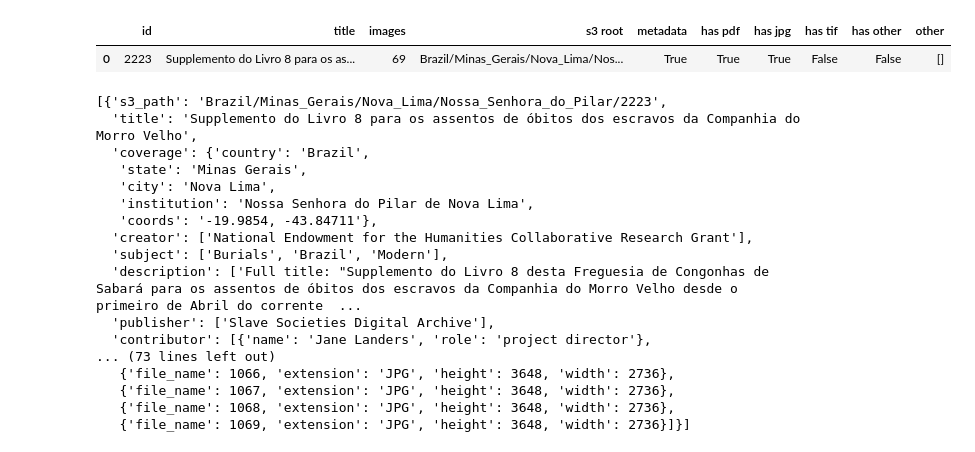
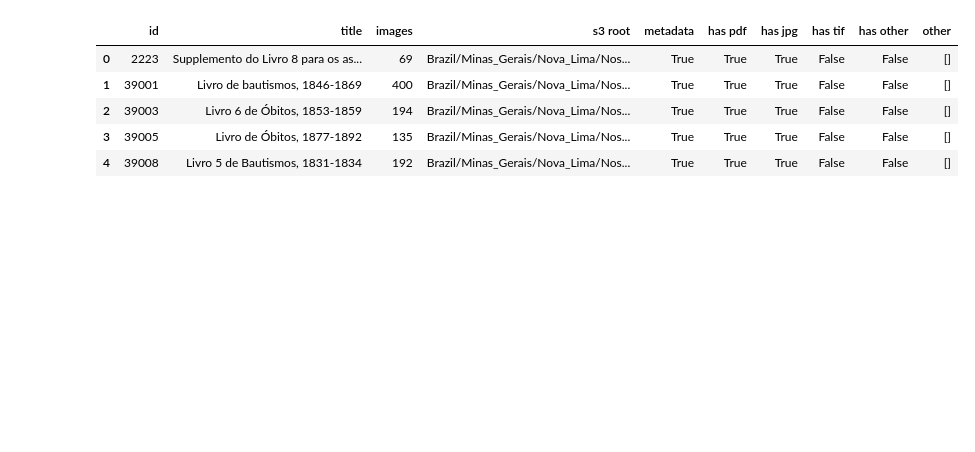
Before and after one commit to slavesocieties/ssda-website-utils, a Jupyter notebook: s3_scrape.ipynb, the cells around one changed output. Cells and saved outputs as stored; diff of their text form; code cells hidden in the pictures; blank space fills up the shorter version.

Commit message:
scraper fixes

```diff
--- a/s3_scrape.ipynb
+++ b/s3_scrape.ipynb
@@ -18,7 +19,7 @@ def scrape_bucket(bucket_name):
     volume_ids = []
     titles = []
     volume_roots = []
-    image_counts = []#
+    image_counts = []
     has_jpg = []
     has_tif = []
     has_other = []
@@ -29,24 +30,28 @@ def scrape_bucket(bucket_name):
 
     folders = ["jpg", "tif", "metadata"]
 
-    for obj in bucket.objects.all():
-        if (len(obj.key.split('/')) >= 5) and (obj.key.split('/')[4] not in volume_ids):
+    #for obj in bucket.objects.all():
+    for obj in bucket.objects.filter(Prefix = "Brazil/Rio_de_Janeiro"):
+        if (len(obj.key.split('/')) >= 5) and (obj.key.split('/')[4] != '') and (obj.key.split('/')[4] not in volume_ids):
             volume_ids.append(obj.key.split('/')[4])
-            volume_root = obj.key[:obj.key.rfind('/')]
+            volume_root = obj.key[:obj.key.find('/', obj.key.find(obj.key.split('/')[4]))]
             volume_roots.append(volume_root)
             has_metadata.append(False)
             has_pdf.append(False)
             has_jpg.append(False)
             has_tif.append(False)
             has_other.append(False)
-            other.append([])
+            other.append(None)
             for volume_obj in bucket.objects.filter(Prefix = volume_root):
                 if "DC.xml" in volume_obj.key:
                     has_metadata[-1] = True
                     s3_client.download_file(bucket.name, volume_obj.key, "temp.xml")
                     vol_dict = ssda_volume_xml_to_dict("temp.xml", volume_root)
                     volume_metadata.append(vol_dict)
-                    titles.append(vol_dict["title"])
+                    if "title" in vol_dict:
+                        titles.append(vol_dict["title"])
+                    else:
+                        titles.append("no title")
                     os.remove("temp.xml")
                 elif "pdf" in volume_obj.key.lower():
                     has_pdf[-1] = True
@@ -54,9 +59,12 @@ def scrape_bucket(bucket_name):
                     has_jpg[-1] = True
                 elif (has_tif[-1] == False) and (volume_obj.key.lower().split('/')[5] == "tif"):
                     has_tif[-1] = True
-                elif (len(volume_obj.key.split('/')) > 6) and (volume_obj.key.lower().split('/')[5] not in folders):
+                elif (len(volume_obj.key.split('/')) > 6) and (volume_obj.key.lower().split('/')[5] not in folders) and ((other[-1] == None) or (volume_obj.key.lower().split('/')[5] not in other[-1])):
                     has_other[-1] = True
-                    other[-1].append(volume_obj.key.lower().split('/')[5])
+                    if other[-1] == None:
+                        other[-1] = volume_obj.key.lower().split('/')[5]
+                    else:
+                        other[-1] = other[-1] + '|' + volume_obj.key.lower().split('/')[5]
 
             image_metadata = []
             prod_imgs = None
@@ -72,6 +80,9 @@ def scrape_bucket(bucket_name):
                 for image_obj in bucket.objects.filter(Prefix = volume_root + '/' + prod_imgs.upper()):
                     if ('.' + prod_imgs) in image_obj.key.lower():
                         file_name = image_obj.key[image_obj.key.rfind('/') + 1:image_obj.key.rfind('.')]
+                        if not file_name.isdigit():
+                            print("found bad image file name at " + image_obj.key)
+                            continue
                         extension = image_obj.key[image_obj.key.rfind('.') + 1:]
                         temp_path = file_name + '.' + extension
                         s3_client.download_file(bucket.name, image_obj.key, temp_path)
@@ -84,8 +95,7 @@ def scrape_bucket(bucket_name):
                 volume_metadata[-1]["images"] = image_metadata
                 image_counts.append(len(image_metadata))
 
-            if has_metadata[-1] == False:
-                titles.append("no title")
+            print("Completed " + titles[-1])
 
     volumes_dict = {"id": volume_ids, "title": titles, "images": image_counts, "s3 root": volume_roots, "metadata": has_metadata, "has pdf": has_pdf, "has jpg": has_jpg, "has tif": has_tif, "has other": has_other, "other": other}
     volumes_df = pd.DataFrame.from_dict(volumes_dict)
@@ -163,4 +181,4 @@ def ssda_volume_xml_to_dict(volume_xml, s3_path):
 # %%
 #no_test
 
-volume_df, volume_metadata = scrape_bucket("ssda-assets")
+nova_lima_df, nova_lima_metadata = scrape_bucket("ssda-assets")
@@ -167,29 +195,12 @@ volume_df, volume_metadata = scrape_bucket("ssda-assets")
-# %%
-#no_test
-
-volume_df.head()
-# %% [output]
-|  | id | title | images | s3 root | metadata | has pdf | has jpg | has tif | has other | other |
-| 0 | 2223 | Supplemento do Livro 8 para os as... | 69 | Brazil/Minas_Gerais/Nova_Lima/Nos... | True | True | True | False | False | [] |
-# %%
-#no_test
-
-volume_metadata
-# %% [output]
-[{'s3_path': 'Brazil/Minas_Gerais/Nova_Lima/Nossa_Senhora_do_Pilar/2223',
-  'title': 'Supplemento do Livro 8 para os assentos de óbitos dos escravos da Companhia do Morro Velho',
-  'coverage': {'country': 'Brazil',
-   'state': 'Minas Gerais',
-   'city': 'Nova Lima',
-   'institution': 'Nossa Senhora do Pilar de Nova Lima',
-   'coords': '-19.9854, -43.84711'},
-  'creator': ['National Endowment for the Humanities Collaborative Research Grant'],
-  'subject': ['Burials', 'Brazil', 'Modern'],
-  'description': ['Full title: "Supplemento do Livro 8 desta Freguesia de Congonhas de Sabará para os assentos de óbitos dos escravos da Companhia do Morro Velho desde o primeiro de Abril do corrente  ...
-  'publisher': ['Slave Societies Digital Archive'],
-  'contributor': [{'name': 'Jane Landers', 'role': 'project director'},
-... (73 lines left out)
-   {'file_name': 1066, 'extension': 'JPG', 'height': 3648, 'width': 2736},
-   {'file_name': 1067, 'extension': 'JPG', 'height': 3648, 'width': 2736},
-   {'file_name': 1068, 'extension': 'JPG', 'height': 3648, 'width': 2736},
-   {'file_name': 1069, 'extension': 'JPG', 'height': 3648, 'width': 2736}]}]
+# %%
+#no_test
+
+nova_lima_df.to_csv("nova_lima.csv", index = False)
+nova_lima_df.head()
+# %% [output]
+|  | id | title | images | s3 root | metadata | has pdf | has jpg | has tif | has other | other |
+| 0 | 2223 | Supplemento do Livro 8 para os as... | 69 | Brazil/Minas_Gerais/Nova_Lima/Nos... | True | True | True | False | False | [] |
+| 1 | 39001 | Livro de bautismos, 1846-1869 | 400 | Brazil/Minas_Gerais/Nova_Lima/Nos... | True | True | True | False | False | [] |
+| 2 | 39003 | Livro 6 de Óbitos, 1853-1859 | 194 | Brazil/Minas_Gerais/Nova_Lima/Nos... | True | True | True | False | False | [] |
+| 3 | 39005 | Livro de Óbitos, 1877-1892 | 135 | Brazil/Minas_Gerais/Nova_Lima/Nos... | True | True | True | False | False | [] |
+| 4 | 39008 | Livro 5 de Bautismos, 1831-1834 | 192 | Brazil/Minas_Gerais/Nova_Lima/Nos... | True | True | True | False | False | [] |
```
Also changed, not shown: parts of 9 cells of this notebook.
